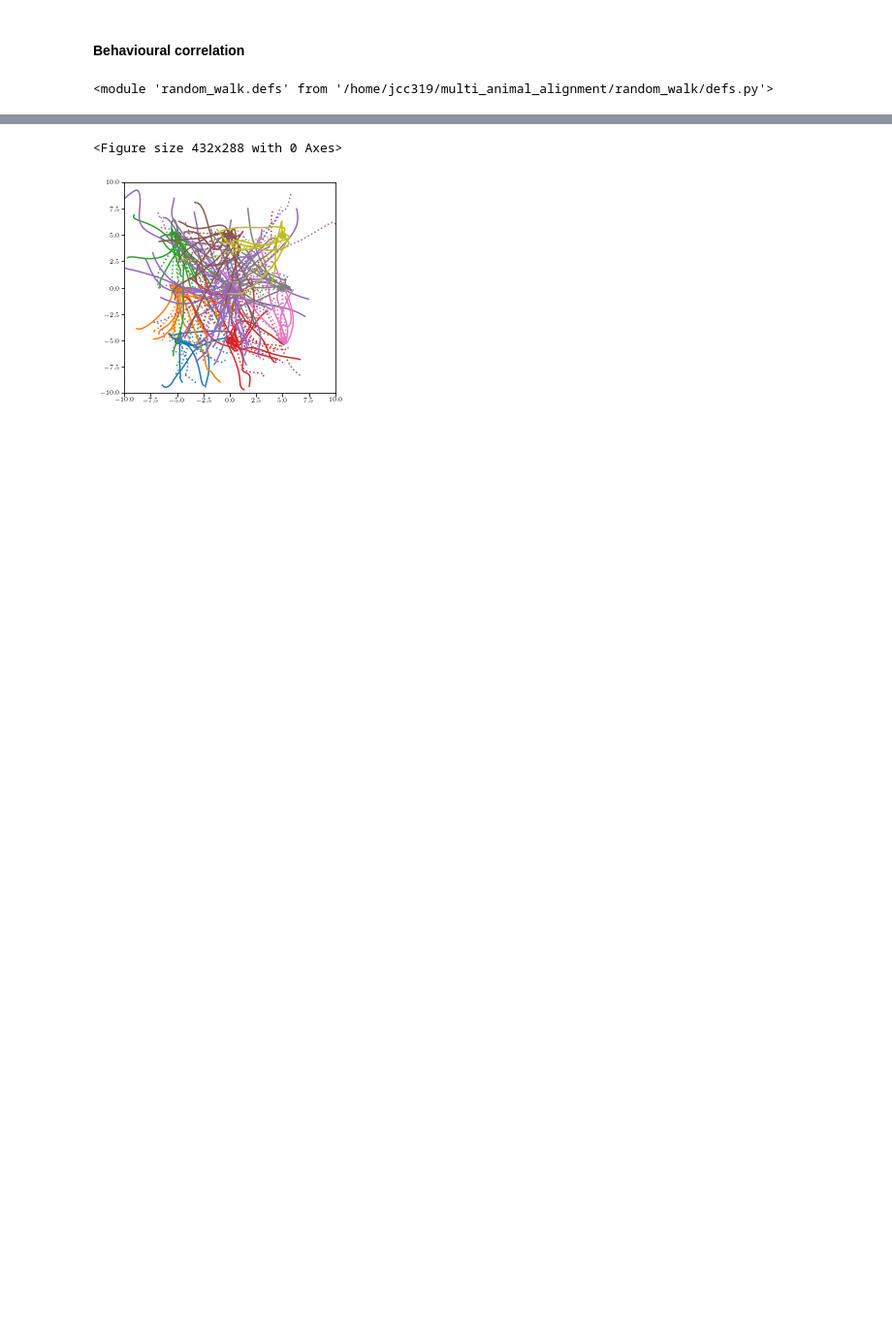
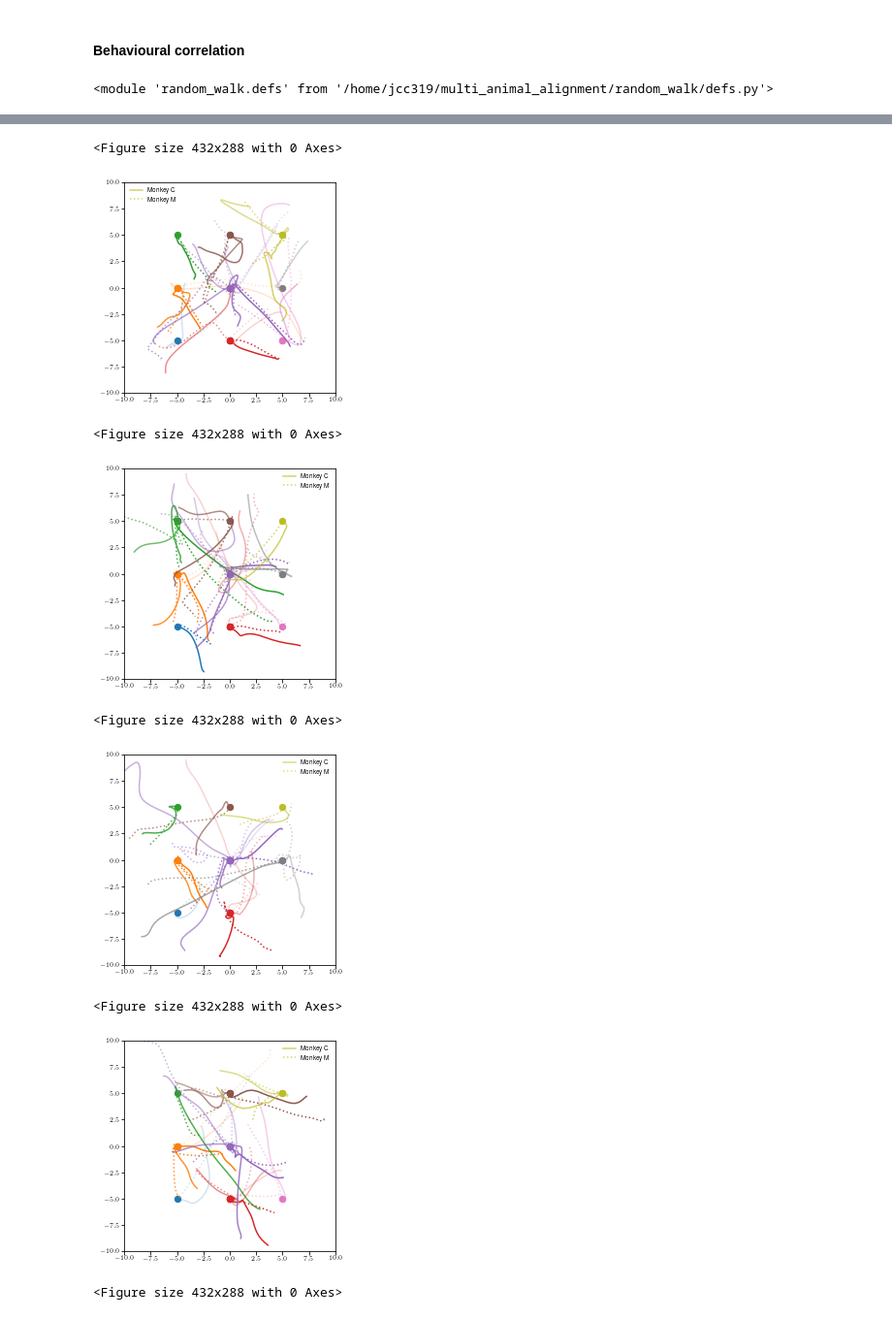
Before and after one commit to AtMostafa/multi-animal-alignment, a Jupyter notebook: random_walk/cca.ipynb, the cells around one changed output, grey strips where cells are left out. Shown at 97% size. Drawn from its saved outputs; the diff is of its cells as text; code cells hidden in the pictures; blank space fills up the shorter version.

Commit message:
random walk cca with subset targets

```diff
--- a/random_walk/cca.ipynb
+++ b/random_walk/cca.ipynb
@@ -121,10 +125,11 @@ ref_i = [y for x,y in MCx_list].index(ref_file)
 df1 = allDFs_exec_MCx[ref_i]
 
 Mihili_files = GoodDataList['MCx']['Mihili']
-# MrT_files = GoodDataList['MCx']['MrT']
+MrT_files = GoodDataList['MCx']['MrT']
+comparison_files = Mihili_files + MrT_files
 
 paired_dfs = []
-for ex_file in Mihili_files:
+for ex_file in comparison_files:
     print(ex_file)
     # ex_file = 'Mihili_RT_VR_2014-01-15.mat'
     ex_i = [y for x,y in MCx_list].index(ex_file)
@@ -140,7 +145,7 @@ for ex_file in Mihili_files:
     df2_ = pd.DataFrame({'reach_id':df2_subset.reach_id}).merge(allDFs_MCx[ex_i])
 
     #set target ids
-    # print(len(df1_) - (df1_.target_group.values == df2_.target_group.values).sum(), 'diff target groups')
+    print(len(df1_) - (df1_.target_group.values == df2_.target_group.values).sum(), 'diff target groups')
     df1_.target_group = df2_.target_group.values
     df1_['target_id'] = df1_.target_group.values
     df2_['target_id'] = df2_.target_group.values
@@ -241,6 +266,6 @@ for ex_file, df1_, df2_ in paired_dfs:
     ax.spines['bottom'].set_bounds([1,defs.n_components])
     ax.spines['left'].set_bounds([0,1])
 
-    info = '_'.join([ex_file[:-4], str(len(subset_target_groups)), str(defs.n_angle_groups), str(defs.min_trials_per_target)])
+    info = '_'.join([ex_file[:-4], str(len(subset_target_groups)), str(defs.n_angle_groups), str(defs.min_trials_per_target), str(defs.match_mse_cutoff_perc)])
     plt.savefig("figures/cca_"+info+'.pdf', format= 'pdf')
 # %% [output]
@@ -474,41 +552,59 @@ Executed: `plot_monkey_cca_corr` in 2.7s
 # %%
-for ex_file, df1_, df2_ in paired_dfs[1:2]:
+for ex_file, df1_, df2_ in paired_dfs[:]:
     #plot matched reaches
     plt.figure()
     ntrials = 10
     colors = utility.get_colors(defs.n_centers, 'tab10')
+    alphas = np.linspace(0.2,1,defs.n_angle_groups)
+    # alphas = np.ones(defs.n_angle_groups)
     target_groups = defs.target_groups
     plt.figure()
     df = df1_
 
     subset_target_groups = np.unique(df1_.target_group)
+
 
     center_ids = []
     for tar in subset_target_groups[:]:
         df1__ = df1_[df1_.target_group == tar]
         df2__ = df2_[df2_.target_group == tar]
 
         center_id = df2__.center_id.values[0]
+        angle_group = df2__.angle_group.values[0]
         # if center_id in center_ids: continue
 
         center_ids.append(center_id)
         center = df2__.center.values[0]
         plt.scatter(center[0], center[1], s = 40, c= colors[center_id])
 
-        for i in range(6):
+        for i in range(1):
             pos = df1__.pos_centered.values[i]
             # targets = df1__.target_centered.values[i]
 
-            plt.plot(*pos[:].T, c=colors[center_id])
+            plt.plot(*pos[:].T, c=colors[center_id], label = 'Monkey C', alpha = alphas[angle_group])
             # plt.scatter(*targets[:].T, s = 10, c=colors[center_id])
 
             pos = df2__.pos_centered.values[i]
             # targets = df2__.target_centered.values[i]
-            plt.plot(*pos[:].T, c=colors[center_id], linestyle = 'dotted')
+            plt.plot(*pos[:].T, c=colors[center_id], linestyle = 'dotted', label = 'Monkey M', alpha = alphas[angle_group])
             # plt.scatter(*targets[:].T, s = 10, c=colors[color_idx],marker = '^')
     plt.gca().set_aspect(1)
     plt.xlim([-10,10])
     plt.ylim([-10,10])
+    handles, labels = plt.gca().get_legend_handles_labels()
+    by_label = dict(zip(labels, handles))
+    plt.legend(by_label.values(), by_label.keys())
+
+    info = '_'.join([ex_file[:-4], str(len(subset_target_groups)), str(defs.n_angle_groups), str(defs.min_trials_per_target), str(defs.match_mse_cutoff_perc)])
+    # plt.savefig("figures/paired_reaches_subset_targets"+info+'.pdf', format= 'pdf')
+    plt.savefig("figures/paired_reaches_all_targets"+info+'.pdf', format= 'pdf')
 # %% [output]
 <Figure size 432x288 with 0 Axes>
-[figure, old version]
+[figure, new version]
+<Figure size 432x288 with 0 Axes>
+[figure, added]
+<Figure size 432x288 with 0 Axes>
+[figure, added]
+<Figure size 432x288 with 0 Axes>
+[figure, added]
+<Figure size 432x288 with 0 Axes>
```
Also changed, not shown: parts of 12 cells of this notebook.
